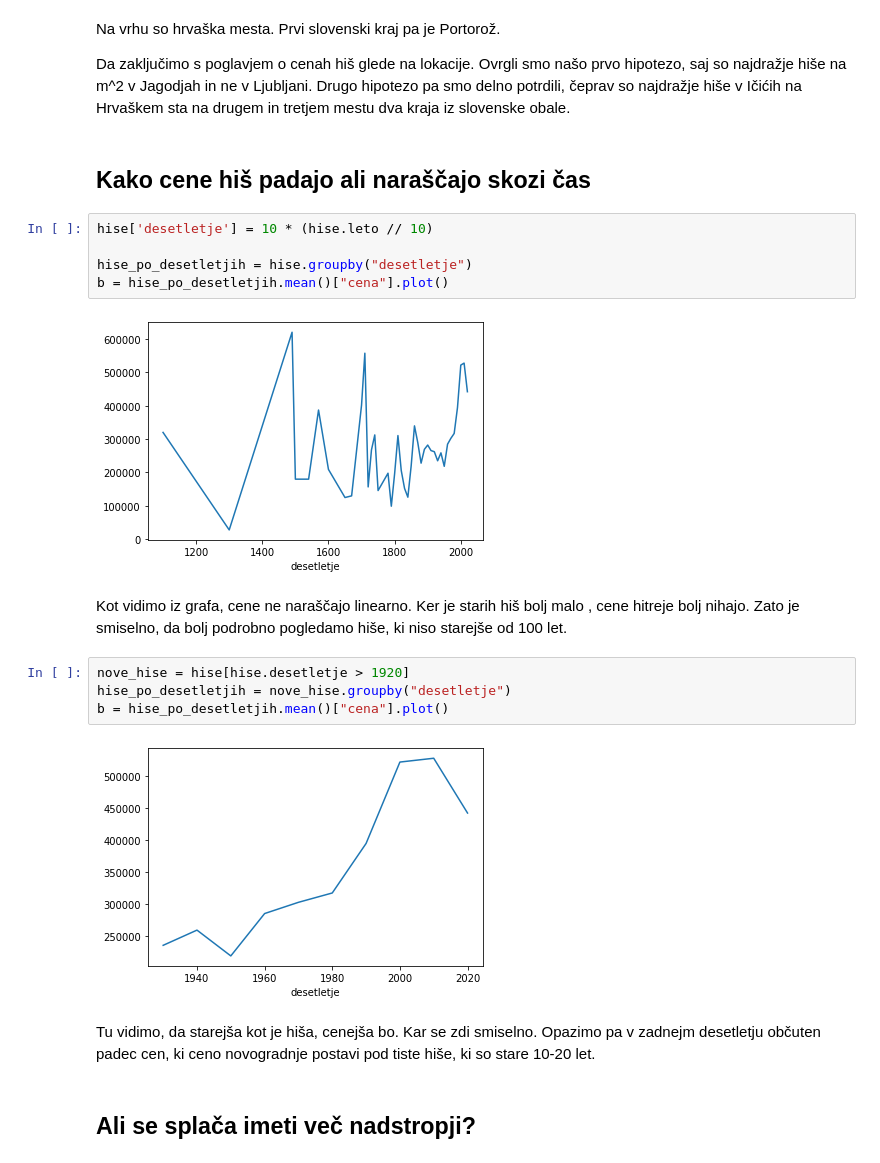
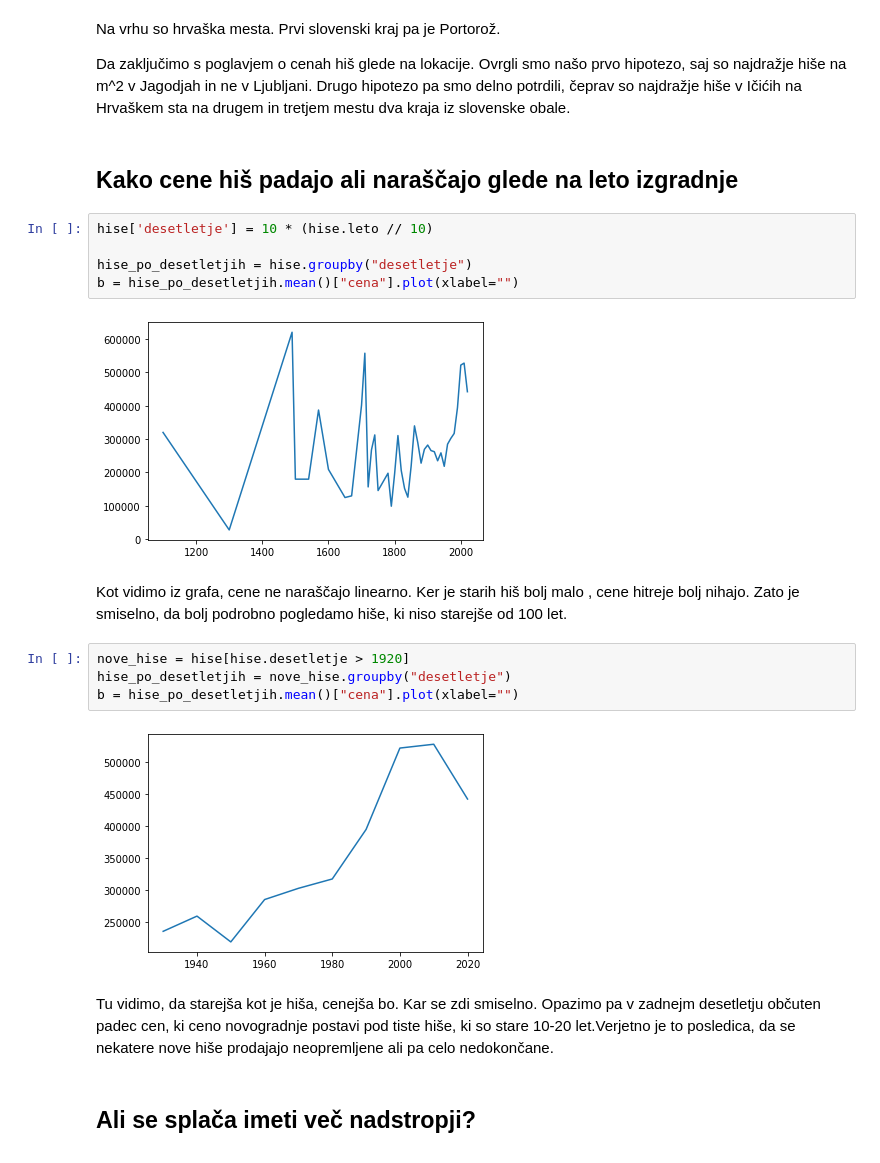
Before and after one commit to SimonGrad3/nepremicnine, a Jupyter notebook: analiza.ipynb, the cells around one changed output. Drawn from its saved outputs; the diff is of its cells as text.

```diff
--- a/analiza.ipynb
+++ b/analiza.ipynb
@@ -110,24 +114,24 @@ Da zaključimo s poglavjem o cenah hiš glede na lokacije.
 Ovrgli smo našo prvo hipotezo, saj so najdražje hiše na m^2 v Jagodjah in ne v Ljubljani.
 Drugo hipotezo pa smo delno potrdili, čeprav so najdražje hiše v Ičićih na Hrvaškem sta na drugem in tretjem mestu dva kraja iz slovenske obale.
 # %% [markdown]
-## Kako cene hiš padajo ali naraščajo skozi čas
+## Kako cene hiš padajo ali naraščajo glede na leto izgradnje
 # %%
 hise['desetletje'] = 10 * (hise.leto // 10)
 
 hise_po_desetletjih = hise.groupby("desetletje")
-b = hise_po_desetletjih.mean()["cena"].plot()
+b = hise_po_desetletjih.mean()["cena"].plot(xlabel="")
 # %% [output]
-[figure, old version]
+[figure, new version]
 # %% [markdown]
 Kot vidimo iz grafa, cene ne naraščajo linearno. Ker je starih hiš bolj malo , cene hitreje bolj nihajo. Zato je smiselno, da bolj podrobno pogledamo hiše, ki niso starejše od 100 let.
 # %%
 nove_hise = hise[hise.desetletje > 1920]
 hise_po_desetletjih = nove_hise.groupby("desetletje")
-b = hise_po_desetletjih.mean()["cena"].plot()
+b = hise_po_desetletjih.mean()["cena"].plot(xlabel="")
 # %% [output]
-[figure, old version]
+[figure, new version]
 # %% [markdown]
-Tu vidimo, da starejša kot je hiša, cenejša bo. Kar se zdi smiselno. Opazimo pa v zadnejm desetletju občuten padec cen, ki ceno novogradnje postavi pod tiste hiše, ki so stare 10-20 let.
+Tu vidimo, da starejša kot je hiša, cenejša bo. Kar se zdi smiselno. Opazimo pa v zadnejm desetletju občuten padec cen, ki ceno novogradnje postavi pod tiste hiše, ki so stare 10-20 let.Verjetno je to posledica, da se nekatere nove hiše prodajajo neopremljene ali pa celo nedokončane.
 # %% [markdown]
 ## Ali se splača imeti več nadstropji?
 # %%
```
Also changed, not shown: parts of 15 cells of this notebook, 1 other file.
